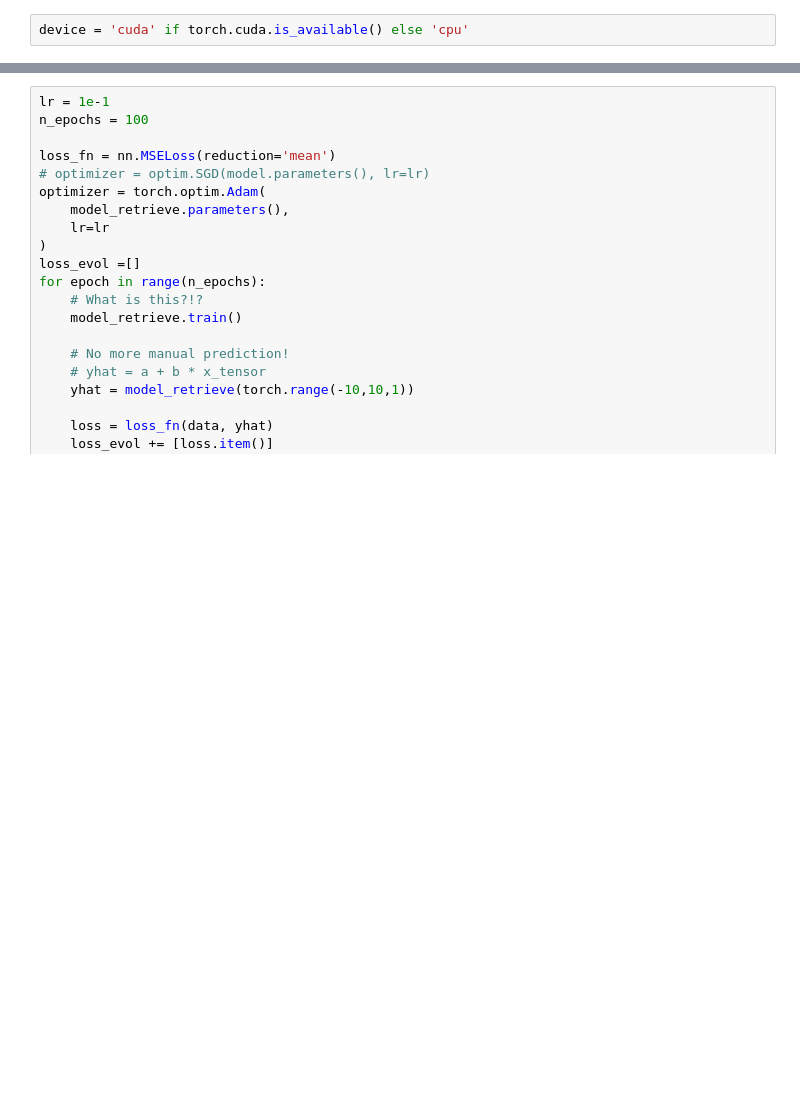
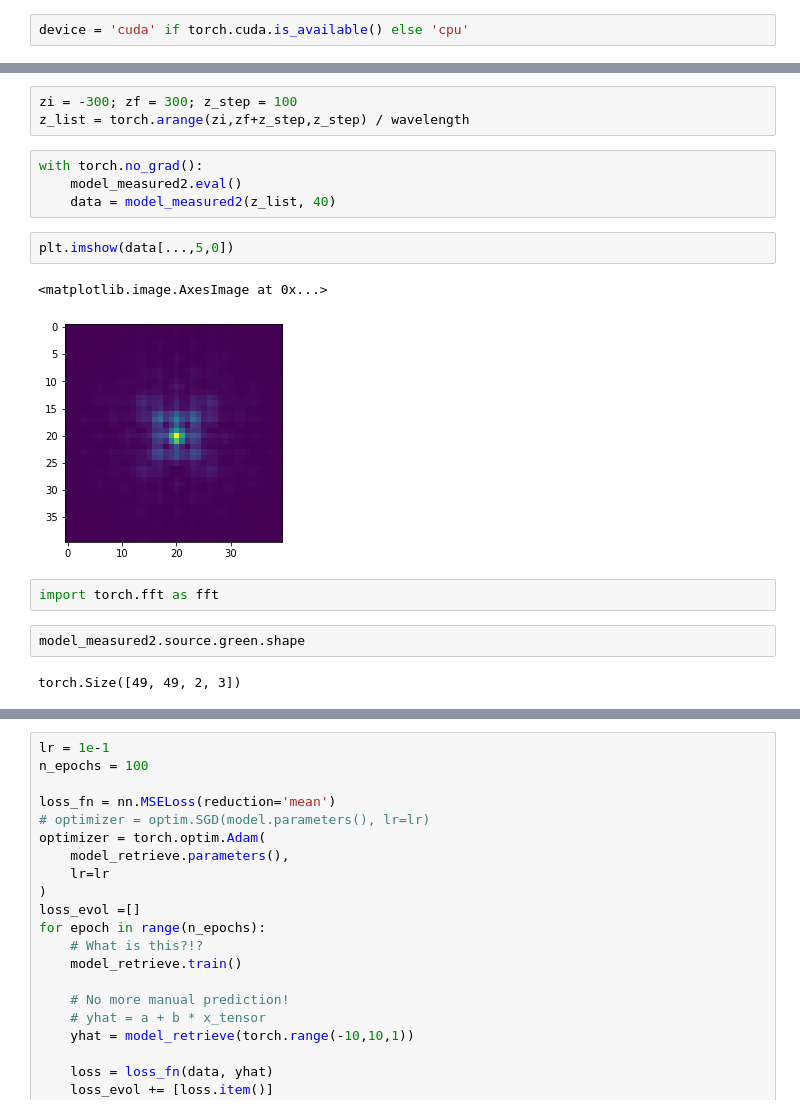
Before and after one commit to rodguti90/pyPSFstack, a Jupyter notebook: pytorch_tests.ipynb, the cells around one changed output, grey strips where cells are left out. Drawn from its saved outputs; the diff is of its cells as text; blank space fills up the shorter version.

```diff
--- a/pytorch_tests.ipynb
+++ b/pytorch_tests.ipynb
@@ -22,0 +52,18 @@ model_retrieve = ScalarPSF(jmax=10).to(device)
+# %%
+zi = -300; zf = 300; z_step = 100
+z_list = torch.arange(zi,zf+z_step,z_step) / wavelength
+# %%
+with torch.no_grad():
+    model_measured2.eval()
+    data = model_measured2(z_list, 40)
+# %%
+plt.imshow(data[...,5,0])
+# %% [output]
+<matplotlib.image.AxesImage at 0x...>
+[figure, added]
+# %%
+import torch.fft as fft
+# %%
+model_measured2.source.green.shape
+# %% [output]
+torch.Size([49, 49, 2, 3])
```
Also changed, not shown: parts of 11 cells of this notebook, 6 other files.
